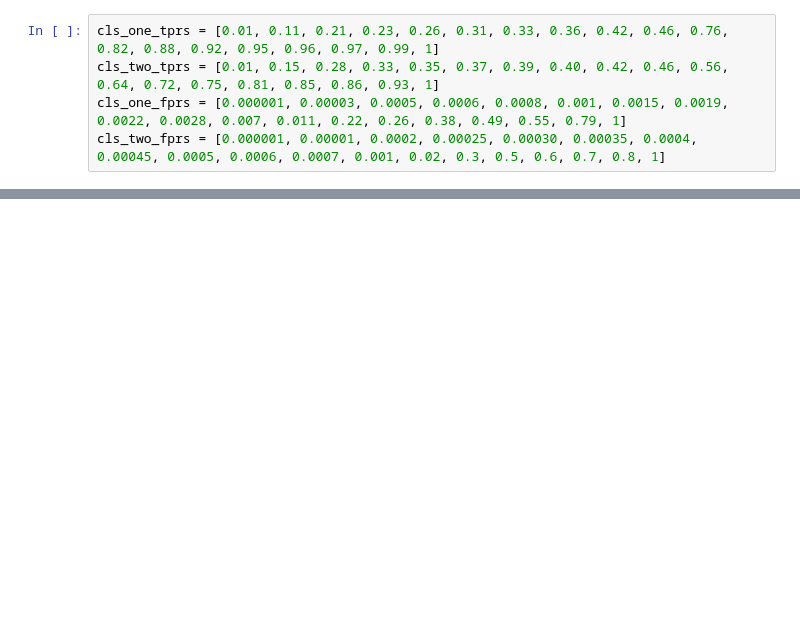
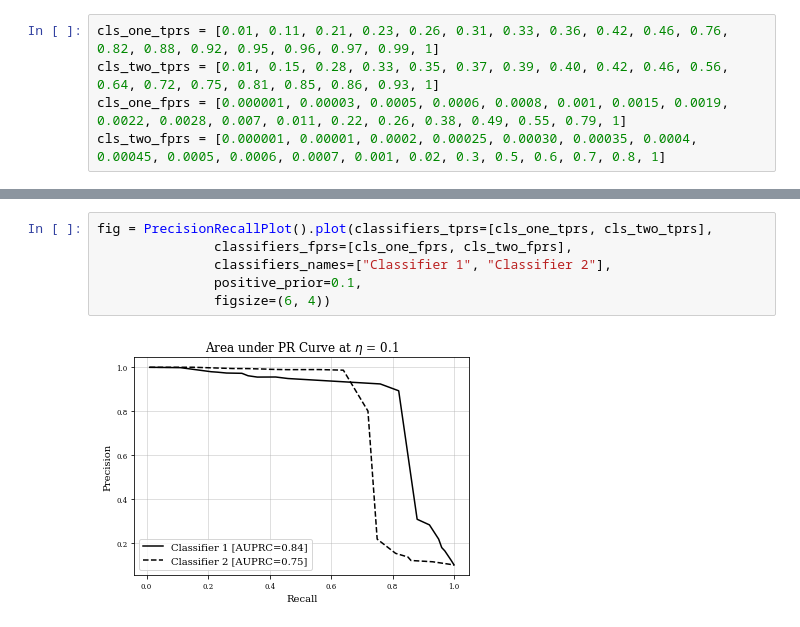
Before and after one commit to CiscoCTA/nci_eval, a Jupyter notebook: notebooks/plot_pr_auc.ipynb, the cells around one changed output, grey strips where cells are left out. Saved outputs shown, nothing was run; the diff lists cells and outputs as text; blank space fills up the shorter version.

```diff
--- a/notebooks/plot_pr_auc.ipynb
+++ b/notebooks/plot_pr_auc.ipynb
@@ -97,0 +31,8 @@ def plot_auc_prcurve_positive_priors(cls_one_tprs, cls_one_fprs, cls_two_tprs, c
+# %%
+fig = PrecisionRecallPlot().plot(classifiers_tprs=[cls_one_tprs, cls_two_tprs],
+               classifiers_fprs=[cls_one_fprs, cls_two_fprs],
+               classifiers_names=["Classifier 1", "Classifier 2"],
+               positive_prior=0.1,
+               figsize=(6, 4))
+# %% [output]
+[figure, added]
```
Also changed, not shown: parts of 16 cells of this notebook, 2 other files.
